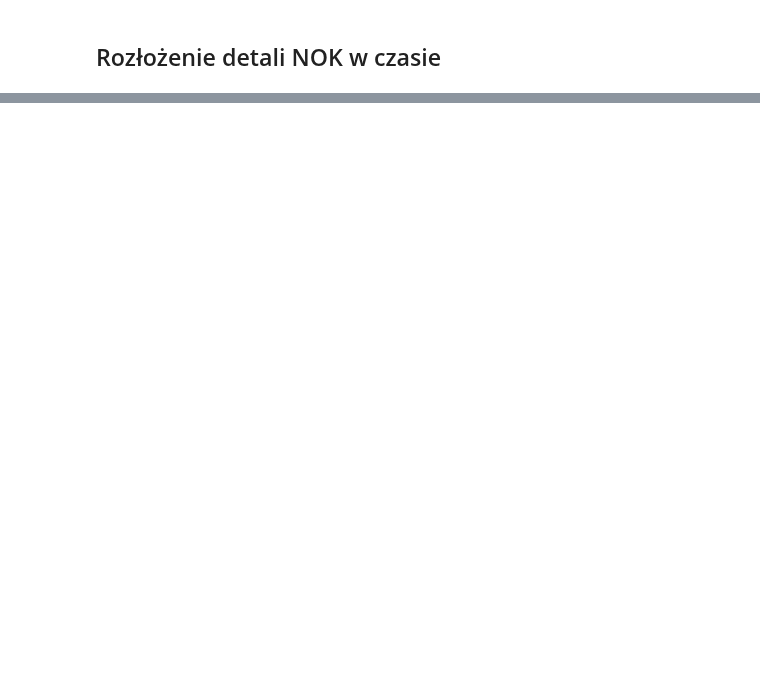
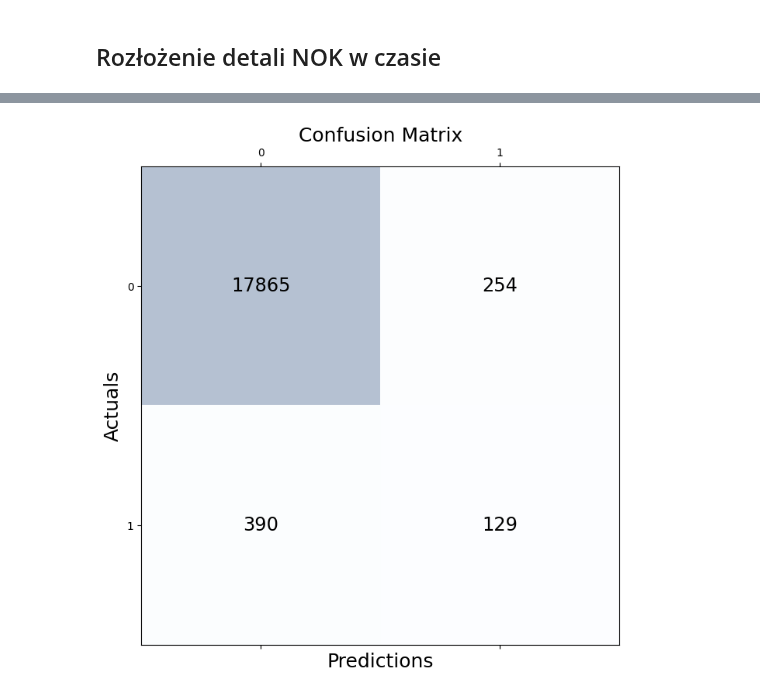
Before and after one commit to kubas99x/predict_quality_of_car_parts, a Jupyter notebook: src/pipeline.ipynb, the cells around one changed output, grey strips where cells are left out. Cells and saved outputs as stored; diff of their text form; code cells hidden in the pictures; blank space fills up the shorter version.

Commit message:
make a model just for dgm8

```diff
--- a/src/pipeline.ipynb
+++ b/src/pipeline.ipynb
@@ -188,0 +287,4 @@ os.environ['TF_ENABLE_ONEDNN_OPTS'] = '0'
+# %%
+columns_to_drop = train_dgm8.columns.difference(columns_needed)
+dgm8_train = train_dgm8.drop(columns=columns_to_drop)
+dgm8_test = test_dgm8.drop(columns=columns_to_drop)
@@ -188,0 +301,12 @@ os.environ['TF_ENABLE_ONEDNN_OPTS'] = '0'
+# %%
+model_dgm8 = xgb.Booster(model_file=r"c:/Users/DLXPMX8/Desktop/Projekt_AI/meb_process_data_analysis/src/mlruns/558158636042431628/335d53680b064a488c0e6c10dd0cd575/artifacts/model/model.xgb")
+# %%
+y_dgm8 = dgm8_test['our_final_status']
+# %%
+dmatrix = xgb.DMatrix(dgm8_test.drop(columns = ['our_final_status']))
+predictions = model_dgm8.predict(dmatrix)
+y_dgm8_pred = np.where(predictions < 0.9, 0, 1)
+# %%
+fig1 = create_confusion_matrix(y_dgm8, y_dgm8_pred)
+# %% [output]
+[figure, added]
```
Also changed, not shown: parts of 21 cells of this notebook.
